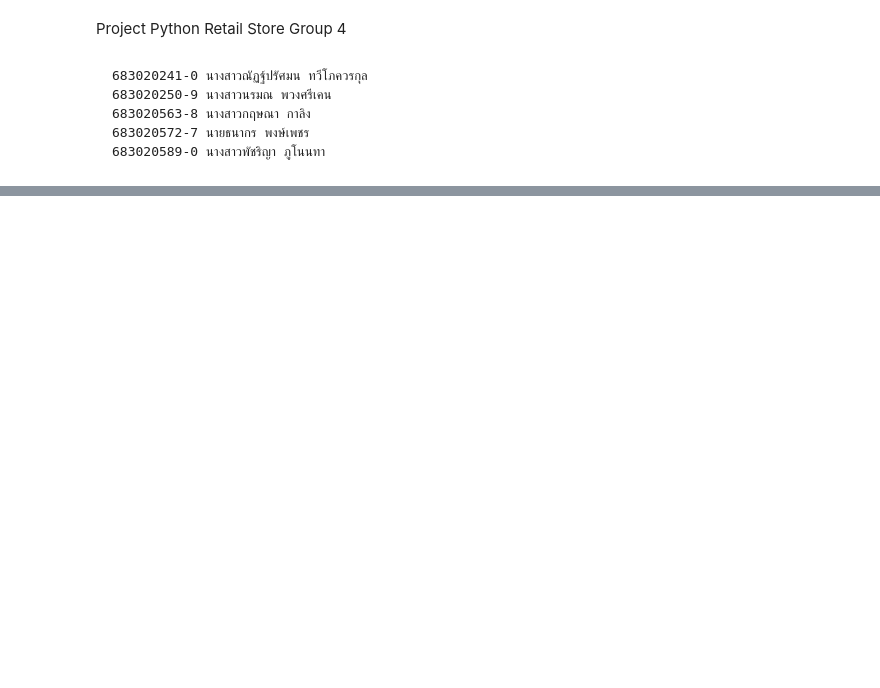
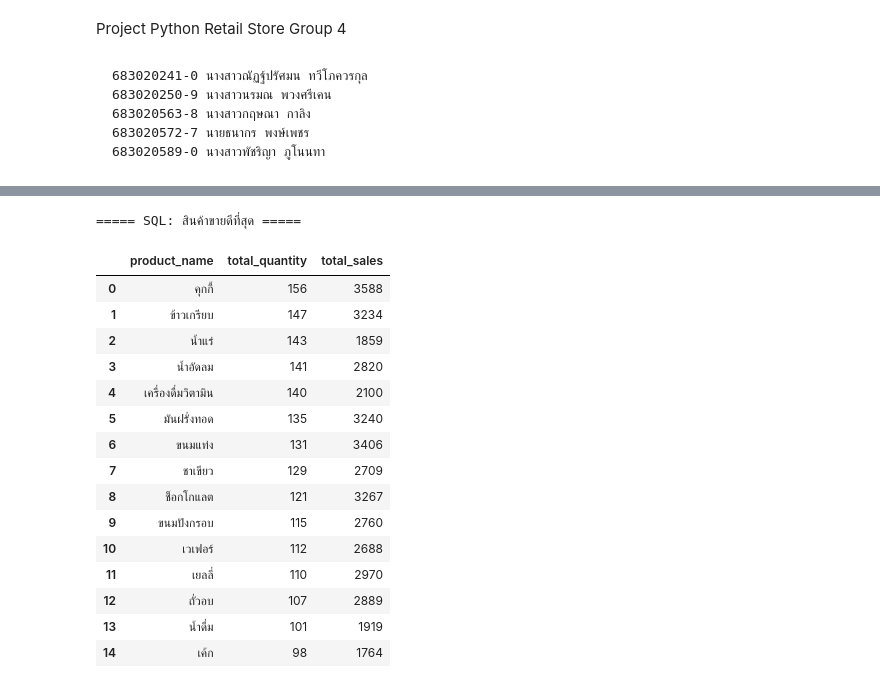
Before and after one commit to thanakppm/Project-Python, a Jupyter notebook: Retail_Store.ipynb, the cells around one changed output, grey strips where cells are left out. Cells and saved outputs as stored; diff of their text form; code cells hidden in the pictures; blank space fills up the shorter version.

```diff
--- a/Retail_Store.ipynb
+++ b/Retail_Store.ipynb
@@ -1439,0 +1448,36 @@ conn.close()
+# %%
+# ------------------------------------------------------------
+# 5. สินค้าขายดีที่สุด
+# ------------------------------------------------------------
+
+sql_product = pd.read_sql_query("""
+    SELECT
+        product_name,
+        SUM(quantity) AS total_quantity,
+        SUM(sales_amount) AS total_sales
+    FROM orders
+    WHERE sales_amount > 0
+    GROUP BY product_name
+    ORDER BY total_quantity DESC
+""", conn)
+
+print("\n===== SQL: สินค้าขายดีที่สุด =====")
+sql_product
+# %% [output]
+===== SQL: สินค้าขายดีที่สุด =====
+|  | product_name | total_quantity | total_sales |
+| 0 | คุกกี้ | 156 | 3588 |
+| 1 | ข้าวเกรียบ | 147 | 3234 |
+| 2 | น้ำแร่ | 143 | 1859 |
+| 3 | น้ำอัดลม | 141 | 2820 |
+| 4 | เครื่องดื่มวิตามิน | 140 | 2100 |
+| 5 | มันฝรั่งทอด | 135 | 3240 |
+| 6 | ขนมแท่ง | 131 | 3406 |
+| 7 | ชาเขียว | 129 | 2709 |
+| 8 | ช็อกโกแลต | 121 | 3267 |
+| 9 | ขนมปังกรอบ | 115 | 2760 |
+| 10 | เวเฟอร์ | 112 | 2688 |
+| 11 | เยลลี่ | 110 | 2970 |
+| 12 | ถั่วอบ | 107 | 2889 |
+| 13 | น้ำดื่ม | 101 | 1919 |
+| 14 | เค้ก | 98 | 1764 |
```
Also changed, not shown: parts of 13 cells of this notebook.
